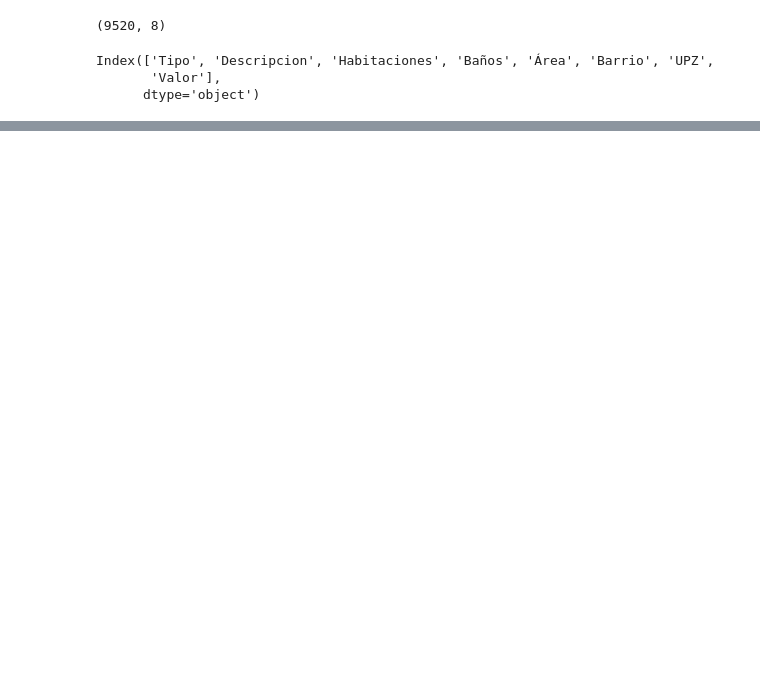
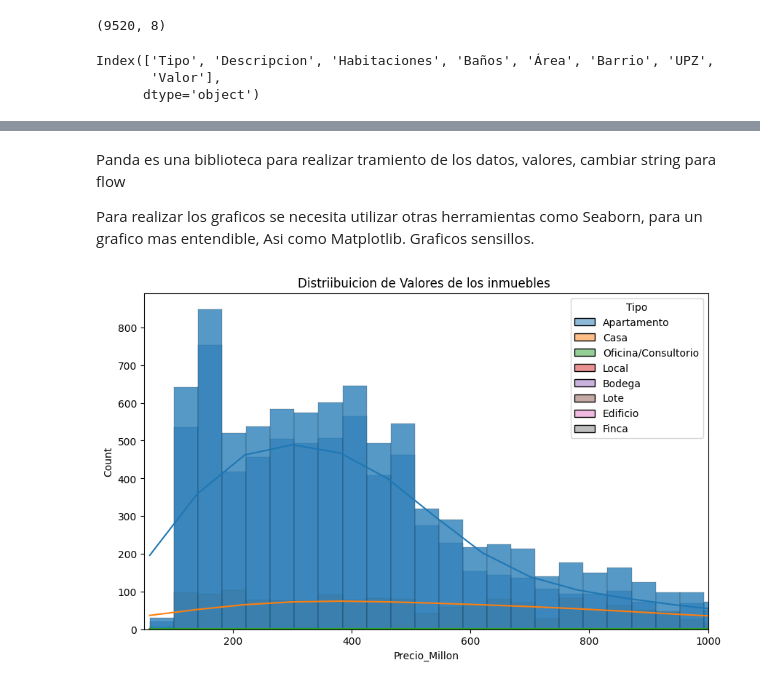
Before and after one commit to Zniper1/Analisis_de_Datos_Python, a Jupyter notebook: Inmersion_en_datos_Aula1.ipynb, the cells around one changed output, grey strips where cells are left out. Saved outputs shown, nothing was run; the diff lists cells and outputs as text; code cells hidden in the pictures; blank space fills up the shorter version.

```diff
--- a/Inmersion_en_datos_Aula1.ipynb
+++ b/Inmersion_en_datos_Aula1.ipynb
@@ -209,0 +565,28 @@ inmuebles_barrio.head(20).plot.bar()
+# %% [markdown]
+Panda es una biblioteca para realizar tramiento de los datos, valores, cambiar
+string para flow
+
+Para realizar los graficos se necesita utilizar otras herramientas como Seaborn, para un grafico mas entendible, Asi como Matplotlib. Graficos sensillos.
+# %%
+#importamos matplotlib
+import matplotlib.pyplot as plt
+import seaborn as sns
+
+#Dejar espacio habilitado para poner la grafica (Se crea Lienzo)
+#Figsize pone el tamaño de la grafica donde 10 es el ancho y 8 el alto
+plt.figure(figsize=(10,6))
+#Realizamos el grafico de la Histograma / Kde Curba de densidad / quiero saber
+# ademas el tipo de vivienda, y hue agrega otras variables al grafico
+sns.histplot(data=inmuebles, x="Precio_Millon", kde=True , hue="Tipo")
+#Colocar Titulo a la grafica
+grafica = sns.histplot(data=inmuebles, x="Precio_Millon")
+grafica.set_title("Distriibuicion de Valores de los inmuebles ")
+#Limite de valor minimo del inmueble y valor maximo del inmueble
+plt.xlim(50,1000)
+#Exportar el grafico Ruta desde el drive (nombre archivo con extension)y formato
+plt.savefig("/content/drive/MyDrive/Valor_inmuebles.png", format="png")
+
+#Comando para mostrar la grafica
+plt.show()
+# %% [output]
+[figure, added]
```
Also changed, not shown: parts of 81 cells of this notebook.
